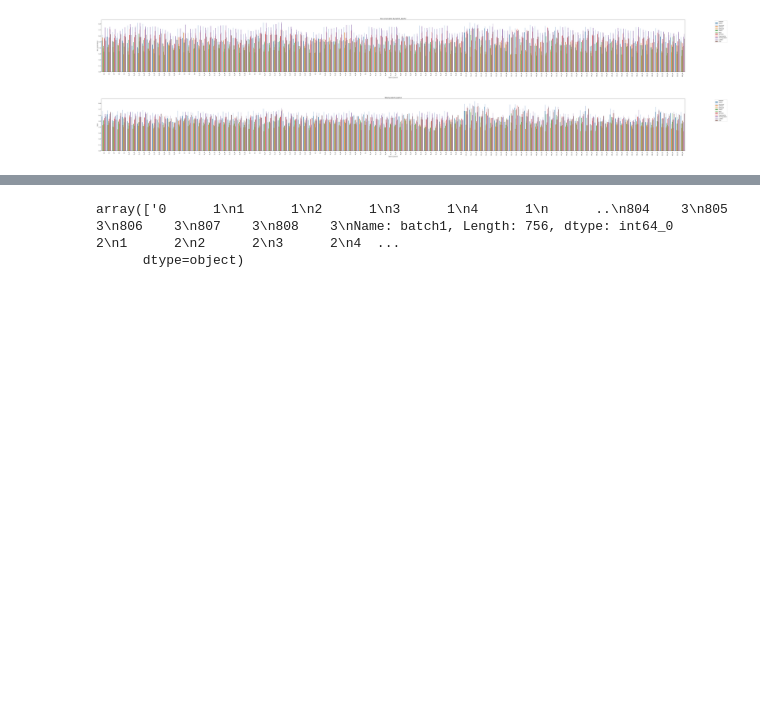
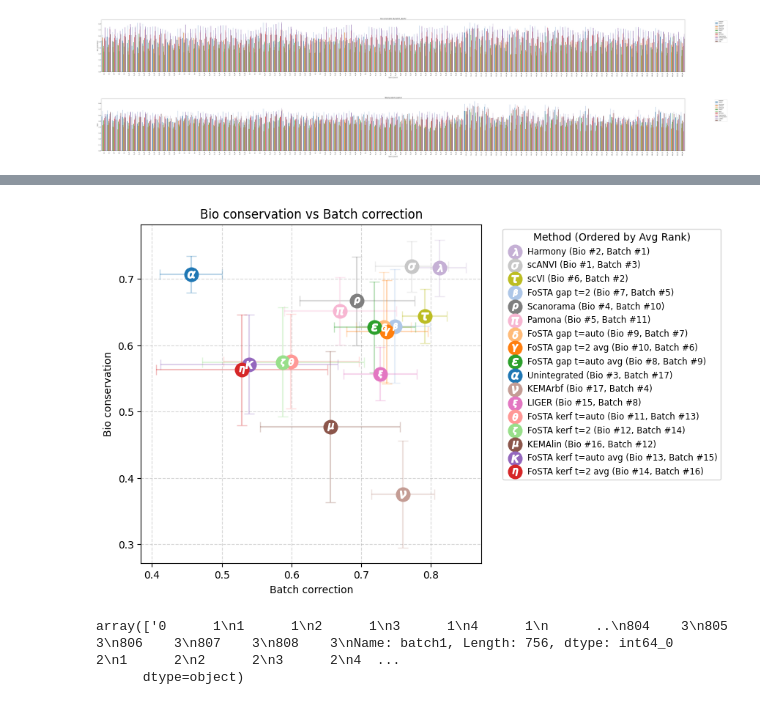
Before and after one commit to aumona/FoSTA-experiments, a Jupyter notebook: notebooks/summarize_results_real_batches.ipynb, the cells around one changed output, grey strips where cells are left out. Saved outputs shown, nothing was run; the diff lists cells and outputs as text; code cells hidden in the pictures; blank space fills up the shorter version.

Commit message:
added function to make plots with symbols of bio vs batch

```diff
--- a/notebooks/summarize_results_real_batches.ipynb
+++ b/notebooks/summarize_results_real_batches.ipynb
@@ -144,0 +143,4 @@ plot_bio_vs_batch_correction(results_df)
+# %%
+plot_bio_vs_batch_correction_markers(results_df)
+# %% [output]
+[figure, added]
```
Also changed, not shown: parts of 6 cells of this notebook.
